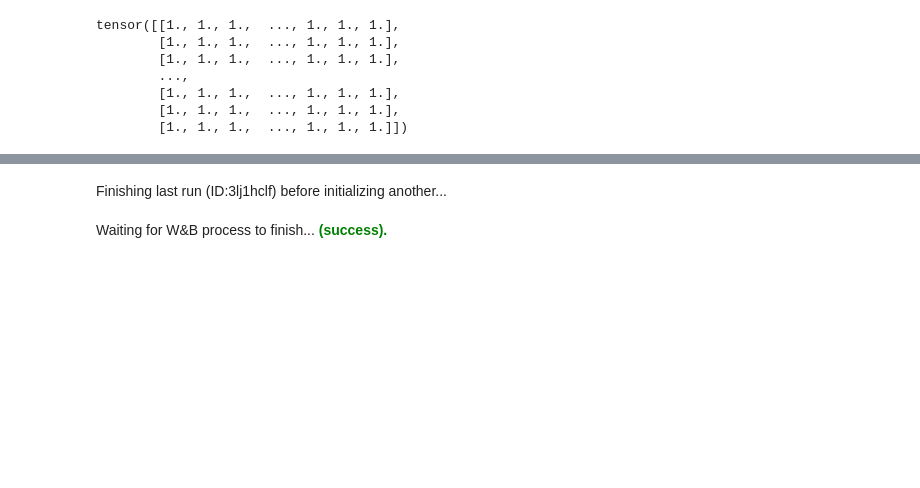
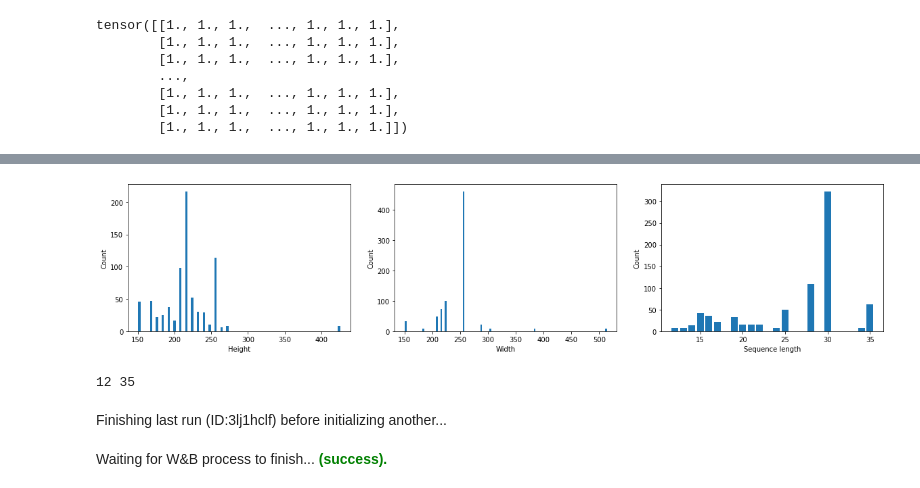
Before and after one commit to ManalHamdi/RAFT, a Jupyter notebook: core/working_notebook.ipynb, the cells around one changed output, grey strips where cells are left out. Saved outputs shown, nothing was run; the diff lists cells and outputs as text; code cells hidden in the pictures; blank space fills up the shorter version.

```diff
--- a/core/working_notebook.ipynb
+++ b/core/working_notebook.ipynb
@@ -22,0 +89,17 @@ train_loader = data.DataLoader(train_dataset, batch_size=1, pin_memory=False, sh
+# %%
+all_h = []
+all_count_h = []
+all_w = []
+all_count_w = []
+all_s = []
+all_count_s = []
+for h, count_h in dict_h.items():
+    all_h.append(h)
+    all_count_h.append(count_h)
+
+for w, count_w in dict_w.items():
+    all_w.append(w)
+    all_count_w.append(count_w)
+for s, count_s in dict_s.items():
+    all_s.append(s)
+    all_count_s.append(count_s)
@@ -23,3 +108,36 @@ train_loader = data.DataLoader(train_dataset, batch_size=1, pin_memory=False, sh
+# %%
+plt.figure(figsize=(20, 4))
+plt.subplot(131)
+plt.bar(all_h, all_count_h, width=3)
+plt.xlabel('Height')
+plt.ylabel('Count')
+
+plt.subplot(132)
+plt.bar(all_w, all_count_w, width=3)
+plt.xlabel('Width')
+plt.ylabel('Count')
+
+plt.subplot(133)
+plt.bar(all_s, all_count_s)
+plt.xlabel('Sequence length')
+plt.ylabel('Count')
+
+plt.show()
+# %% [output]
+[figure, added]
+# %%
+min_s = 1000
+max_s = 0
+for i in range(0, len(train_dataset)):
+    img, tmp = train_dataset[i]
+    s = img.shape[0]
+    if(min_s > s):
+        min_s = s
+    if (max_s < s):
+        max_s = s
+print(min_s, max_s)
+# %% [output]
+12 35
 # %%
 writer = SummaryWriter()
 # %%
```
Also changed, not shown: parts of 6 cells of this notebook, 8 other files.
